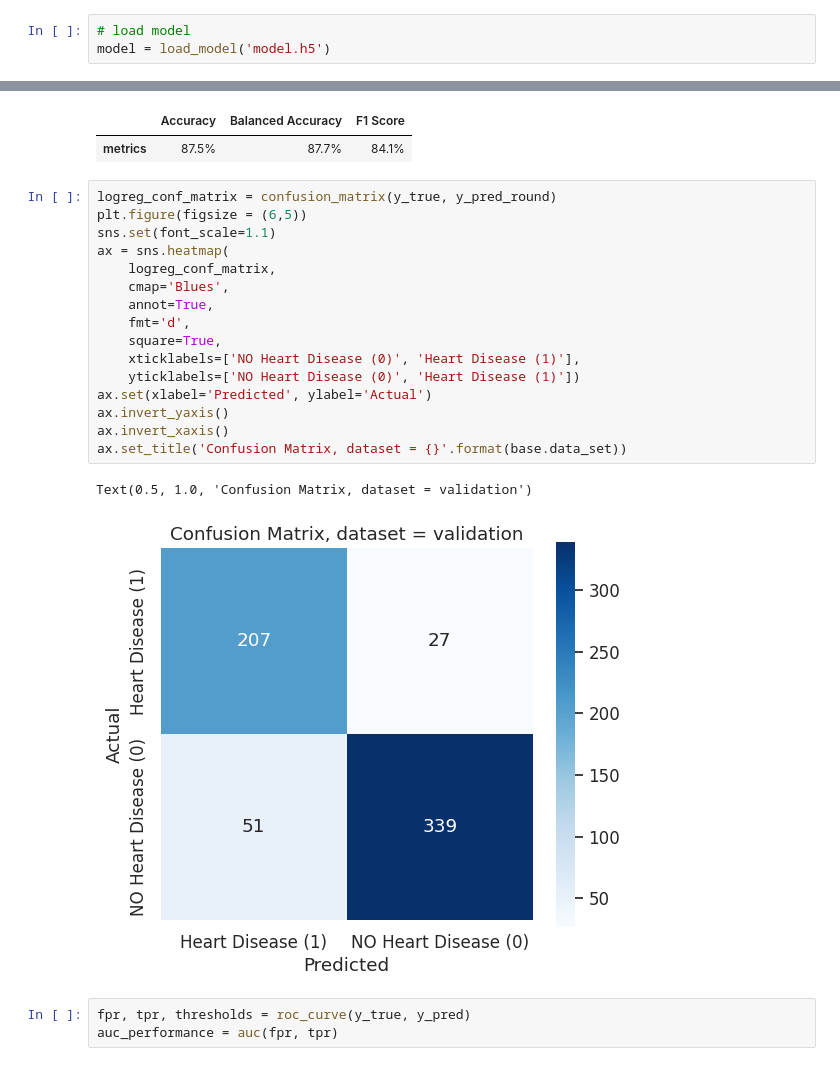
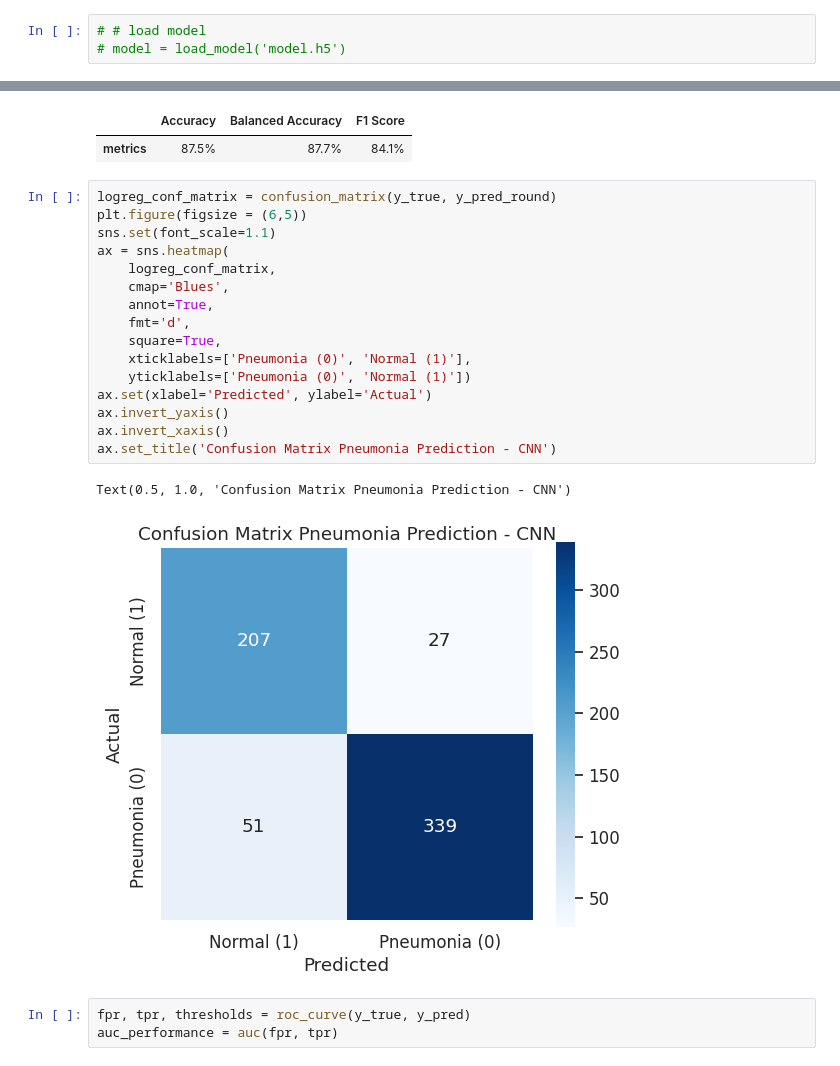
Before and after one commit to juliepinole/eth, a Jupyter notebook: healthcare/chest/Chest_explo.ipynb, the cells around one changed output, grey strips where cells are left out. Drawn from its saved outputs; the diff is of its cells as text.

Commit message:
Updating Chest_explo notebook and confusion matrix titles

```diff
--- a/healthcare/chest/Chest_explo.ipynb
+++ b/healthcare/chest/Chest_explo.ipynb
@@ -504,8 +482,8 @@ plt.show()
 # %% [output]
 [figure]
 # %%
-# load model
-model = load_model('model.h5')
+# # load model
+# model = load_model('model.h5')
 # %% [markdown]
 # Evaluation
 # %%
@@ -628,22 +606,22 @@ summary_metrics.style.format(format_dict)
 # %%
 logreg_conf_matrix = confusion_matrix(y_true, y_pred_round)
 plt.figure(figsize = (6,5))
 sns.set(font_scale=1.1)
 ax = sns.heatmap(
     logreg_conf_matrix,
     cmap='Blues',
     annot=True,
     fmt='d',
     square=True,
-    xticklabels=['NO Heart Disease (0)', 'Heart Disease (1)'],
-    yticklabels=['NO Heart Disease (0)', 'Heart Disease (1)'])
+    xticklabels=['Pneumonia (0)', 'Normal (1)'],
+    yticklabels=['Pneumonia (0)', 'Normal (1)'])
 ax.set(xlabel='Predicted', ylabel='Actual')
 ax.invert_yaxis()
 ax.invert_xaxis()
-ax.set_title('Confusion Matrix, dataset = {}'.format(base.data_set))
+ax.set_title('Confusion Matrix Pneumonia Prediction - CNN')
 # %% [output]
-Text(0.5, 1.0, 'Confusion Matrix, dataset = validation')
+Text(0.5, 1.0, 'Confusion Matrix Pneumonia Prediction - CNN')
-[figure, old version]
+[figure, new version]
 # %%
 fpr, tpr, thresholds = roc_curve(y_true, y_pred)
 auc_performance = auc(fpr, tpr)
```
Also changed, not shown: parts of 14 cells of this notebook, 1 other file.
